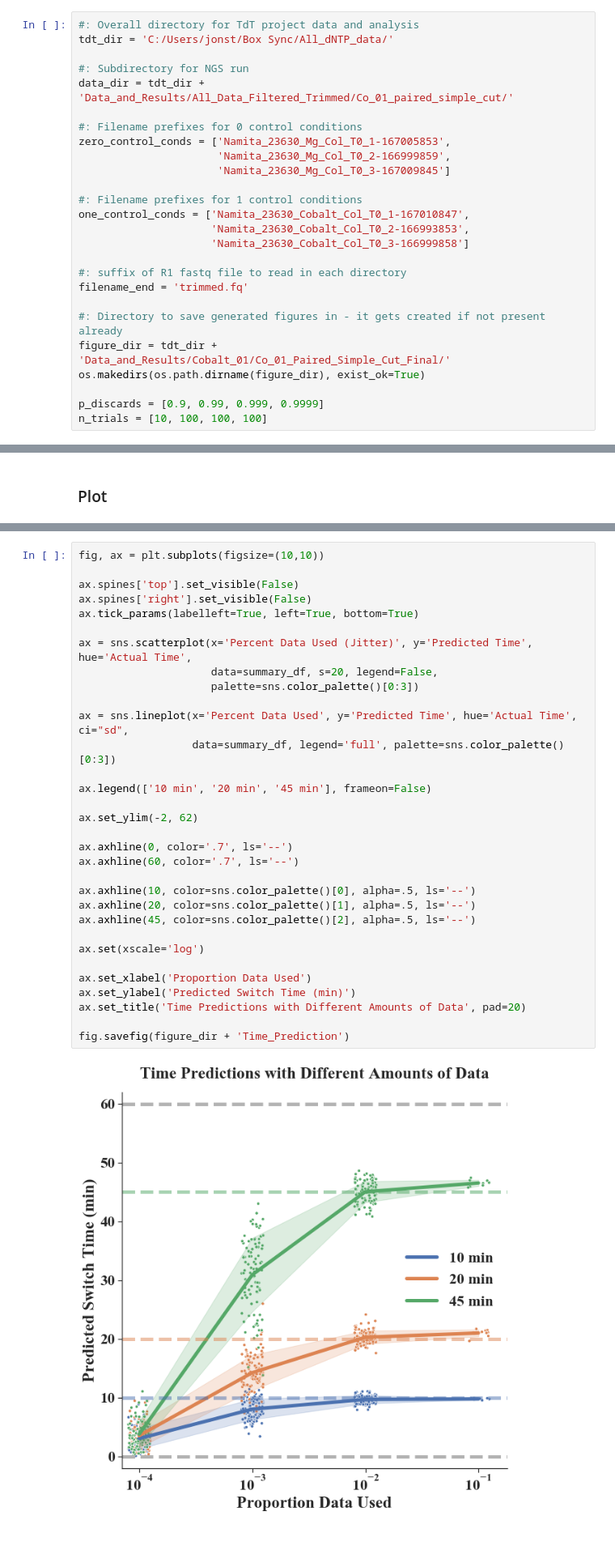
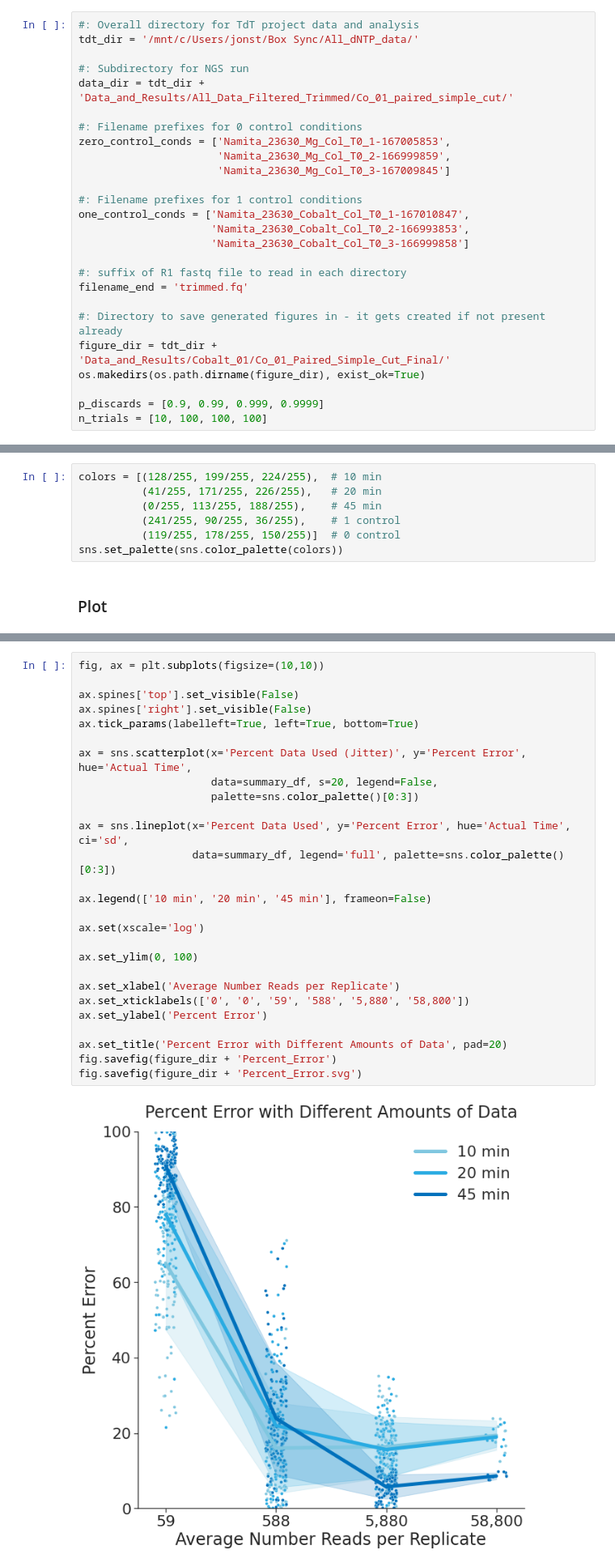
Before and after one commit to tyo-nu/turtles, a Jupyter notebook: Notebooks/Figure_Supp_S11_S12.ipynb, the cells around one changed output, grey strips where cells are left out. Shown: that part at 81% size. Cells and saved outputs as stored; diff of their text form; blank space fills up the shorter version.

```diff
--- a/Notebooks/Figure_Supp_S11_S12.ipynb
+++ b/Notebooks/Figure_Supp_S11_S12.ipynb
@@ -16,7 +16,7 @@ from turtles.turtles_utils import *
 ## Set Filepaths
 # %%
 #: Overall directory for TdT project data and analysis
-tdt_dir = 'C:/Users/jonst/Box Sync/All_dNTP_data/'
+tdt_dir = '/mnt/c/Users/jonst/Box Sync/All_dNTP_data/'
 
 #: Subdirectory for NGS run
 data_dir = tdt_dir + 'Data_and_Results/All_Data_Filtered_Trimmed/Co_01_paired_simple_cut/'
@@ -278,5 +285,12 @@ summary_df.head()
 # %%
 sns.set(style='white', font='times-new-roman', font_scale=2, rc={'lines.linewidth': 5})
 mpl.rc('font',family='Times New Roman')
+# %%
+colors = [(128/255, 199/255, 224/255),  # 10 min
+          (41/255, 171/255, 226/255),   # 20 min
+          (0/255, 113/255, 188/255),    # 45 min
+          (241/255, 90/255, 36/255),    # 1 control
+          (119/255, 178/255, 150/255)]  # 0 control
+sns.set_palette(sns.color_palette(colors))
 # %% [markdown]
 ### Plot
@@ -283,34 +334,29 @@ mpl.rc('font',family='Times New Roman')
 # %%
 fig, ax = plt.subplots(figsize=(10,10))
 
 ax.spines['top'].set_visible(False)
 ax.spines['right'].set_visible(False)
 ax.tick_params(labelleft=True, left=True, bottom=True)
 
-ax = sns.scatterplot(x='Percent Data Used (Jitter)', y='Predicted Time', hue='Actual Time',
+ax = sns.scatterplot(x='Percent Data Used (Jitter)', y='Percent Error', hue='Actual Time',
                      data=summary_df, s=20, legend=False,
                      palette=sns.color_palette()[0:3])
 
-ax = sns.lineplot(x='Percent Data Used', y='Predicted Time', hue='Actual Time', ci="sd",
+ax = sns.lineplot(x='Percent Data Used', y='Percent Error', hue='Actual Time', ci='sd',
                   data=summary_df, legend='full', palette=sns.color_palette()[0:3])
 
 ax.legend(['10 min', '20 min', '45 min'], frameon=False)
 
-ax.set_ylim(-2, 62)
-
-ax.axhline(0, color='.7', ls='--')
-ax.axhline(60, color='.7', ls='--')
-
-ax.axhline(10, color=sns.color_palette()[0], alpha=.5, ls='--')
-ax.axhline(20, color=sns.color_palette()[1], alpha=.5, ls='--')
-ax.axhline(45, color=sns.color_palette()[2], alpha=.5, ls='--')
-
 ax.set(xscale='log')
 
-ax.set_xlabel('Proportion Data Used')
-ax.set_ylabel('Predicted Switch Time (min)')
-ax.set_title('Time Predictions with Different Amounts of Data', pad=20)
+ax.set_ylim(0, 100)
 
-fig.savefig(figure_dir + 'Time_Prediction')
+ax.set_xlabel('Average Number Reads per Replicate')
+ax.set_xticklabels(['0', '0', '59', '588', '5,880', '58,800'])
+ax.set_ylabel('Percent Error')
+
+ax.set_title('Percent Error with Different Amounts of Data', pad=20)
+fig.savefig(figure_dir + 'Percent_Error')
+fig.savefig(figure_dir + 'Percent_Error.svg')
 # %% [output]
-[figure, old version]
+[figure, new version]
```
Also changed, not shown: parts of 7 cells of this notebook, 50 other files.
